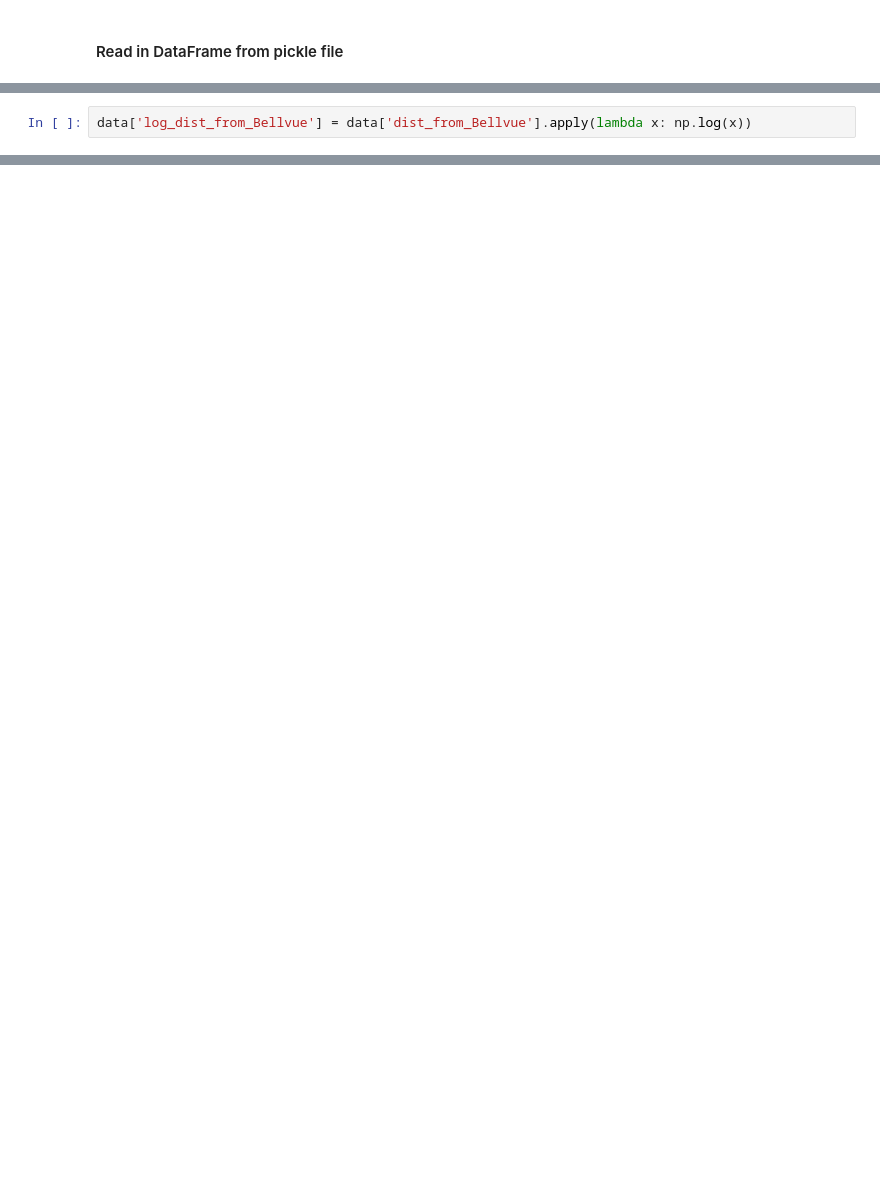
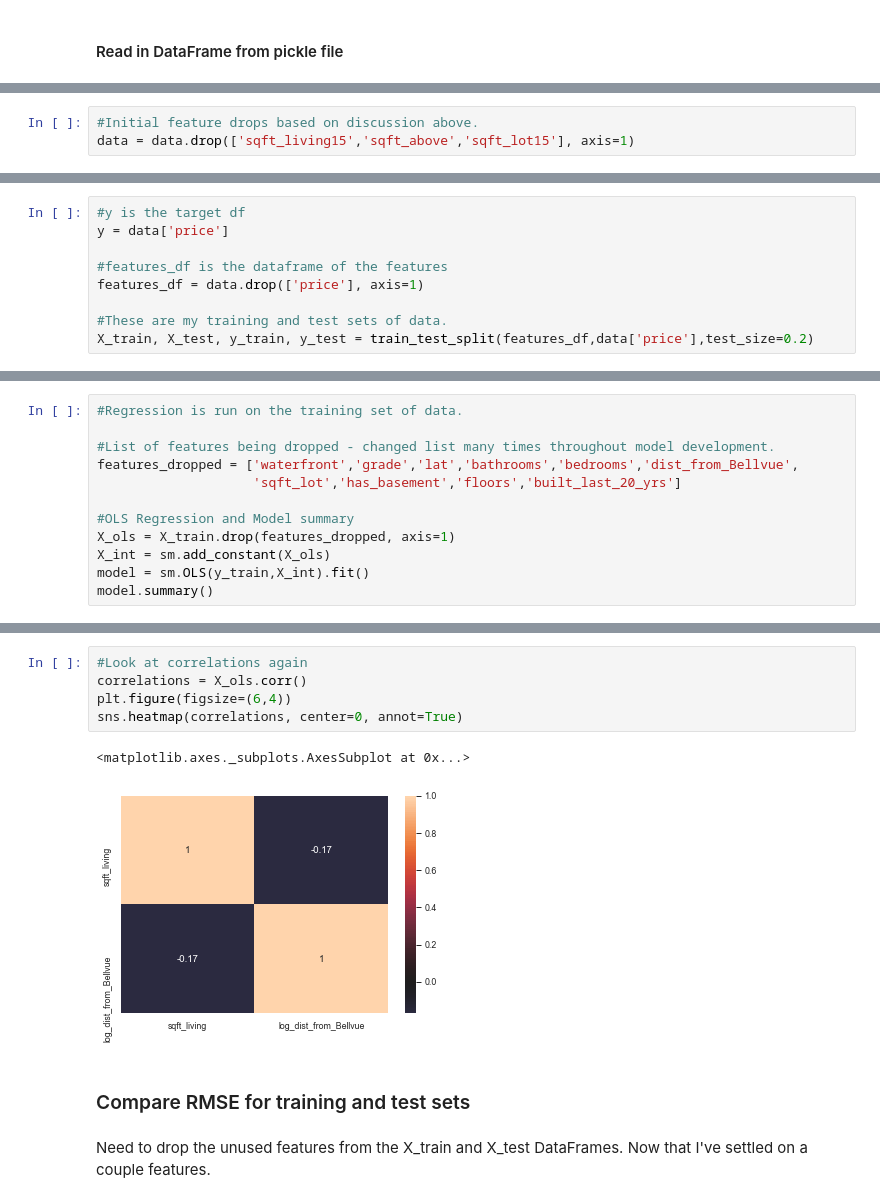
Before and after one commit to DTrimarchi10/Mod1Project, a Jupyter notebook: student_3_Model.ipynb, the cells around one changed output, grey strips where cells are left out. Saved outputs shown, nothing was run; the diff lists cells and outputs as text; blank space fills up the shorter version.

```diff
--- a/student_3_Model.ipynb
+++ b/student_3_Model.ipynb
@@ -212,2 +115,0 @@ Ran dist and scatter plots - it was skewed looking. Decided to take the log. His
-# %%
-data['log_dist_from_Bellvue'] = data['dist_from_Bellvue'].apply(lambda x: np.log(x))
@@ -589,0 +149,3 @@ def feature_plots(feature,target,df):
+# %%
+#Initial feature drops based on discussion above.
+data = data.drop(['sqft_living15','sqft_above','sqft_lot15'], axis=1)
@@ -589,0 +158,9 @@ def feature_plots(feature,target,df):
+# %%
+#y is the target df
+y = data['price']
+
+#features_df is the dataframe of the features
+features_df = data.drop(['price'], axis=1)
+
+#These are my training and test sets of data.
+X_train, X_test, y_train, y_test = train_test_split(features_df,data['price'],test_size=0.2)
@@ -589,0 +250,12 @@ def feature_plots(feature,target,df):
+# %%
+#Regression is run on the training set of data.
+
+#List of features being dropped - changed list many times throughout model development.
+features_dropped = ['waterfront','grade','lat','bathrooms','bedrooms','dist_from_Bellvue',
+                    'sqft_lot','has_basement','floors','built_last_20_yrs']
+
+#OLS Regression and Model summary
+X_ols = X_train.drop(features_dropped, axis=1)
+X_int = sm.add_constant(X_ols)
+model = sm.OLS(y_train,X_int).fit()
+model.summary()
@@ -589,0 +285,12 @@ def feature_plots(feature,target,df):
+# %%
+#Look at correlations again
+correlations = X_ols.corr()
+plt.figure(figsize=(6,4))
+sns.heatmap(correlations, center=0, annot=True)
+# %% [output]
+<matplotlib.axes._subplots.AxesSubplot at 0x...>
+[figure, added]
+# %% [markdown]
+### Compare RMSE for training and test sets
+# %% [markdown]
+Need to drop the unused features from the X_train and X_test DataFrames. Now that I've settled on a couple features.
```
Also changed, not shown: parts of 74 cells of this notebook, 5 other files.
